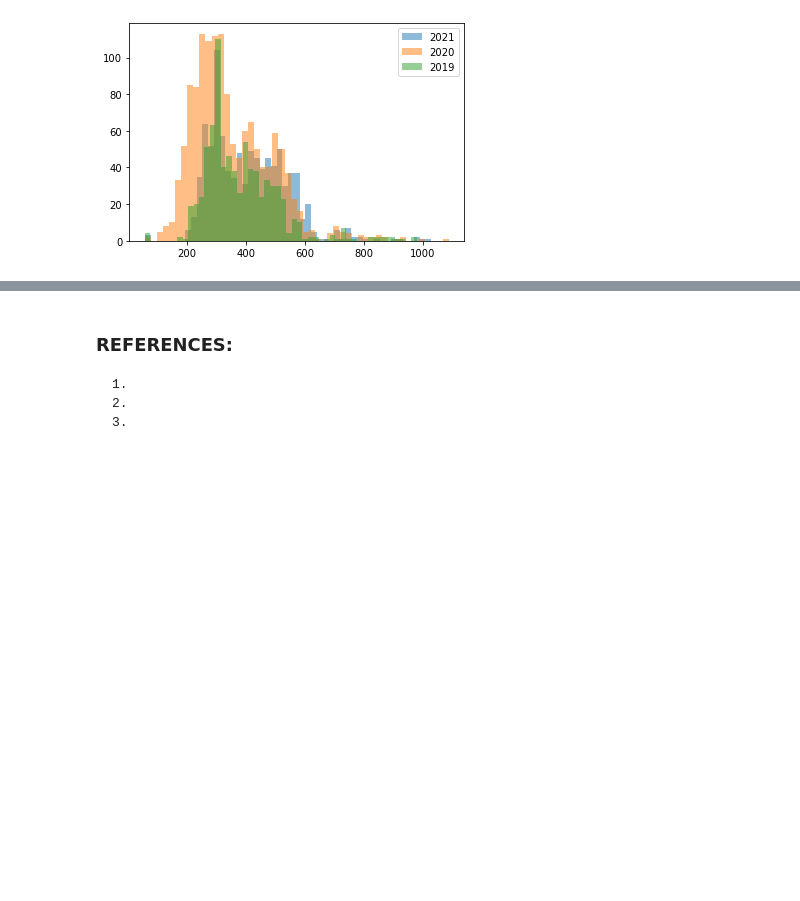
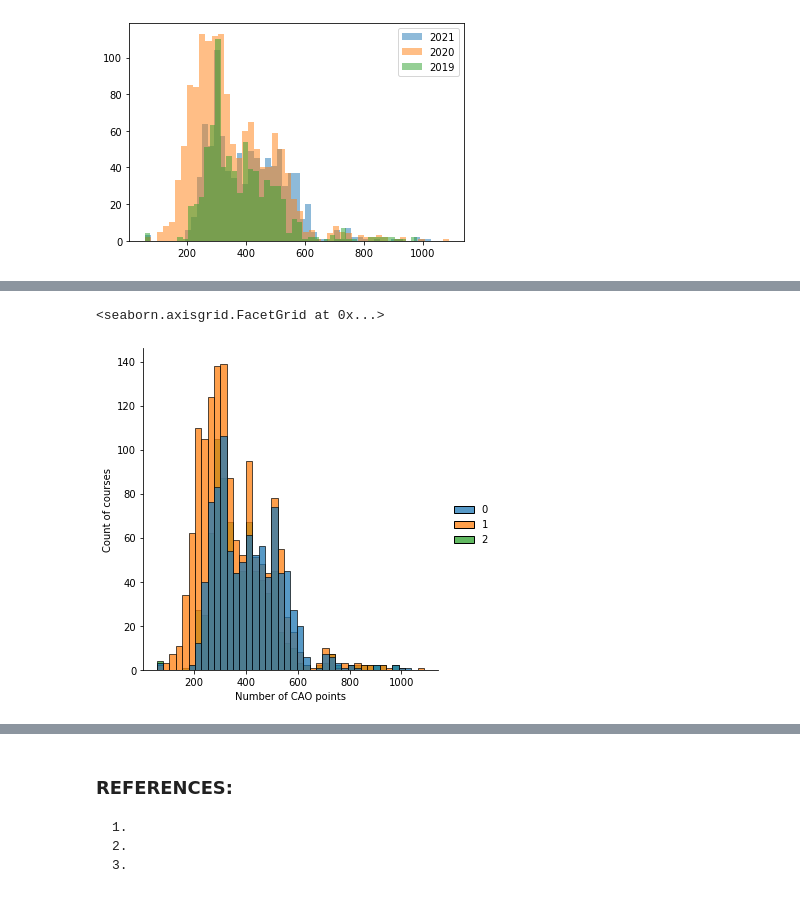
Before and after one commit to DracoNibilis/CAO_Points_Analysis, a Jupyter notebook: cao.ipynb, the cells around one changed output, grey strips where cells are left out. Saved outputs shown, nothing was run; the diff lists cells and outputs as text; code cells hidden in the pictures; blank space fills up the shorter version.

```diff
--- a/cao.ipynb
+++ b/cao.ipynb
@@ -1390,0 +1413,8 @@ plt.show()
+# %%
+# Use seaborn to see density.
+cao_p = sns.displot(all_three)
+cao_p.set_axis_labels('Number of CAO points', 'Count of courses')
+cao_p.set_titles('CAO Points 2021,2020,2019')
+# %% [output]
+<seaborn.axisgrid.FacetGrid at 0x...>
+[figure, added]
```
Also changed, not shown: parts of 7 cells of this notebook, 16 other files.
